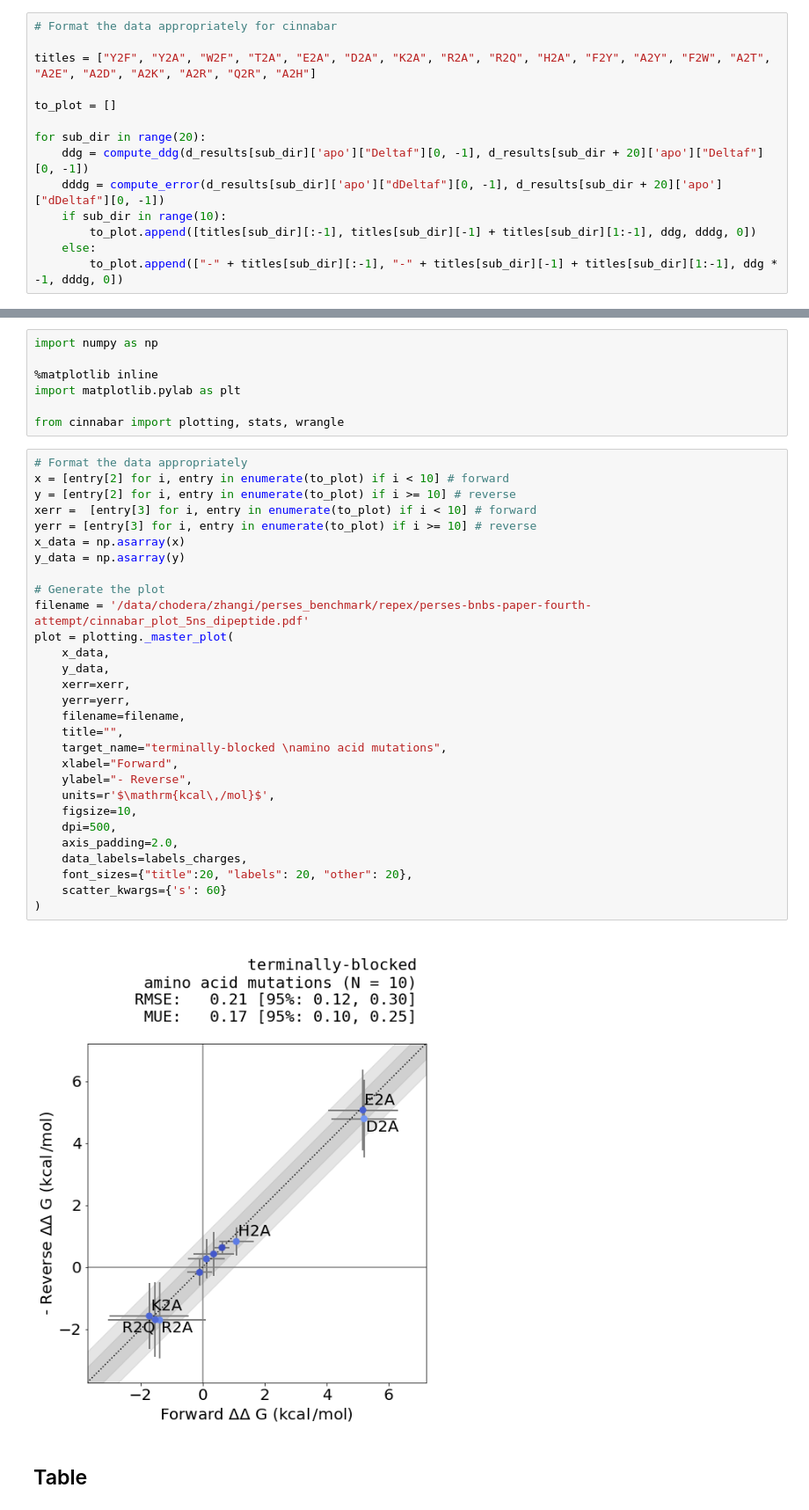
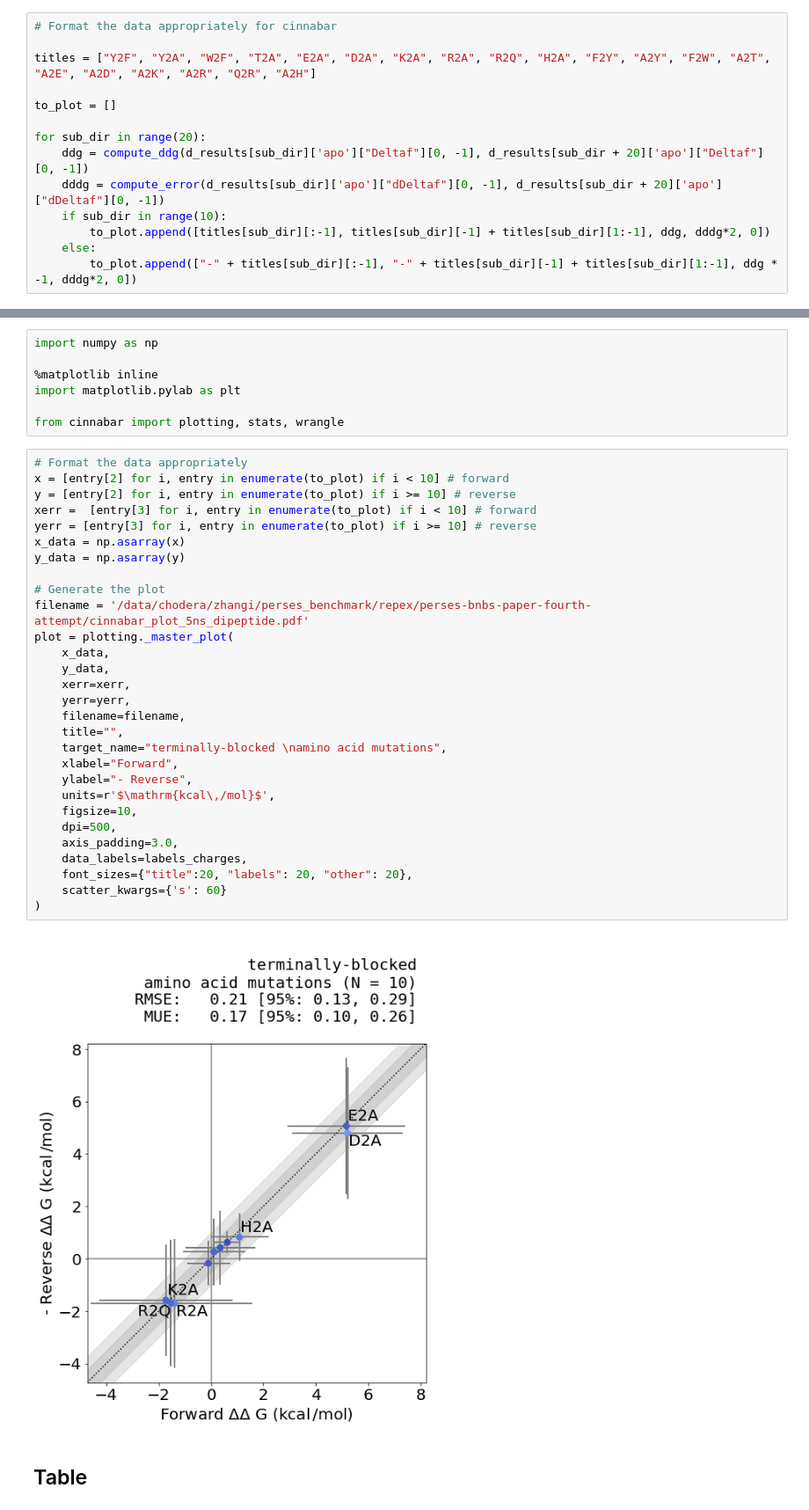
Before and after one commit to choderalab/perses-barnase-barstar-paper, a Jupyter notebook: scripts/05_analyze/0_cinnabar_plots_terminally_blocked.ipynb, the cells around one changed output, grey strips where cells are left out. Shown: that part at 88% size. Cells and saved outputs as stored; diff of their text form.

```diff
--- a/scripts/05_analyze/0_cinnabar_plots_terminally_blocked.ipynb
+++ b/scripts/05_analyze/0_cinnabar_plots_terminally_blocked.ipynb
@@ -38,9 +40,9 @@ for sub_dir in range(20):
     ddg = compute_ddg(d_results[sub_dir]['apo']["Deltaf"][0, -1], d_results[sub_dir + 20]['apo']["Deltaf"][0, -1])
     dddg = compute_error(d_results[sub_dir]['apo']["dDeltaf"][0, -1], d_results[sub_dir + 20]['apo']["dDeltaf"][0, -1])
     if sub_dir in range(10):
-        to_plot.append([titles[sub_dir][:-1], titles[sub_dir][-1] + titles[sub_dir][1:-1], ddg, dddg, 0])
+        to_plot.append([titles[sub_dir][:-1], titles[sub_dir][-1] + titles[sub_dir][1:-1], ddg, dddg*2, 0])
     else:
-        to_plot.append(["-" + titles[sub_dir][:-1], "-" + titles[sub_dir][-1] + titles[sub_dir][1:-1], ddg * -1, dddg, 0])
+        to_plot.append(["-" + titles[sub_dir][:-1], "-" + titles[sub_dir][-1] + titles[sub_dir][1:-1], ddg * -1, dddg*2, 0])
 # %%
 to_plot
 # %% [output]
@@ -130,34 +132,34 @@ from cinnabar import plotting, stats, wrangle
 # %%
 # Format the data appropriately
 x = [entry[2] for i, entry in enumerate(to_plot) if i < 10] # forward
 y = [entry[2] for i, entry in enumerate(to_plot) if i >= 10] # reverse
 xerr =  [entry[3] for i, entry in enumerate(to_plot) if i < 10] # forward
 yerr = [entry[3] for i, entry in enumerate(to_plot) if i >= 10] # reverse
 x_data = np.asarray(x)
 y_data = np.asarray(y)
 
 # Generate the plot
 filename = '/data/chodera/zhangi/perses_benchmark/repex/perses-bnbs-paper-fourth-attempt/cinnabar_plot_5ns_dipeptide.pdf'
 plot = plotting._master_plot(
     x_data,
     y_data,
     xerr=xerr,
     yerr=yerr,
     filename=filename,
     title="",
     target_name="terminally-blocked \namino acid mutations",
     xlabel="Forward",
     ylabel="- Reverse",
     units=r'$\mathrm{kcal\,/mol}$',
     figsize=10,
     dpi=500,
-    axis_padding=2.0,
+    axis_padding=3.0,
     data_labels=labels_charges,
     font_sizes={"title":20, "labels": 20, "other": 20},
     scatter_kwargs={'s': 60}
 )
 # %% [output]
-[figure, old version]
+[figure, new version]
 # %% [markdown]
 ## Table
 # %%
```
Also changed, not shown: parts of 4 cells of this notebook.
